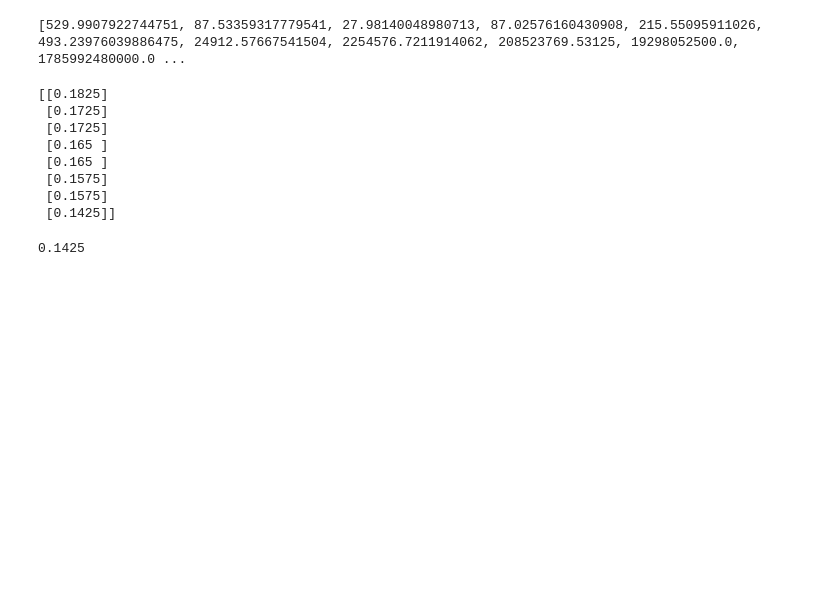
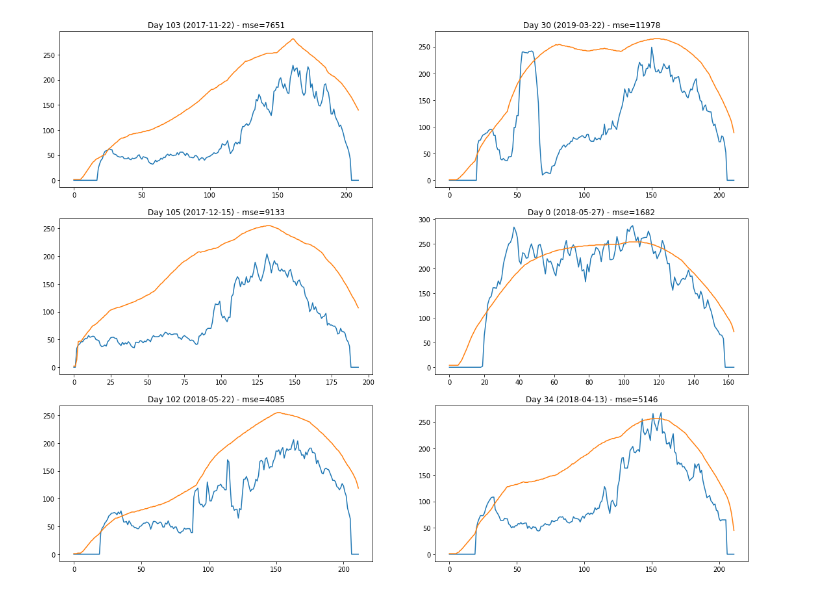
Before and after one commit to lukoucky/swimming_pool_attendance_prediction, a Jupyter notebook: cnn.ipynb, the cells around one changed output. Cells and saved outputs as stored; diff of their text form; code cells hidden in the pictures; blank space fills up the shorter version.

```diff
--- a/cnn.ipynb
+++ b/cnn.ipynb
@@ -16,0 +70,28 @@ x_train, y_train, x_test, y_test = dh.generate_feature_vectors_for_cnn(estimator
+# %%
+n_features = len(estimator.columns)
+estimator.model = Sequential()
+# estimator.model.add(Flatten(input_shape=(estimator.time_steps_back, n_features)))
+# estimator.model.add(Dense(int(estimator.time_steps_back*n_features), activation='relu'))
+# estimator.model.add(Dropout(0.2))
+# estimator.model.add(Dense(int(estimator.time_steps_back*n_features), activation='relu'))
+# estimator.model.add(Dropout(0.2))
+# estimator.model.add(Dense(int(estimator.time_steps_back*n_features), activation='relu'))
+
+# estimator.model.add(Conv1D(filters=120, kernel_size=2, activation='relu', input_shape=(time_steps_back, n_features)))
+# estimator.model.add(MaxPooling1D(pool_size=2))
+# estimator.model.add(Conv1D(filters=60, kernel_size=2, activation='relu'))
+# estimator.model.add(Dropout(0.2))
+# estimator.model.add(Flatten())
+# estimator.model.add(Dense(100, activation='relu'))
+# estimator.model.add(Dense(1))
+# estimator.model.compile(optimizer='adam', loss='mse')
+
+# estimator.model.add(LSTM(50, activation='relu', return_sequences=True, input_shape=(time_steps_back, n_features)))
+# estimator.model.add(LSTM(50, activation='relu'))
+
+estimator.model.add(LSTM(50, activation='relu', input_shape=(time_steps_back, n_features)))
+
+
+estimator.model.add(Dense(1))
+estimator.model.compile(optimizer='adam', loss='mse')
+print(estimator.model.summary())
@@ -17,5 +111,4 @@ x_train, y_train, x_test, y_test = dh.generate_feature_vectors_for_cnn(estimator
 # %%
-
-estimator.fit(x_train, y_train)
-# estimator.load_model()
+estimator.fit(x_train, y_train, 5)
+#estimator.load_model()
 # %% [output]
@@ -41,23 +127,4 @@ days = dh.get_testing_days()
-# %%
-y = dh.predict_cnn_day(days[0], estimator, estimator.columns, estimator.time_steps_back)
-y_pred = list()
-for i in y:
-    y_pred.append(i*400)
-print(y_pred)
-# %% [output]
-[529.9907922744751, 87.53359317779541, 27.98140048980713, 87.02576160430908, 215.55095911026, 493.23976039886475, 24912.57667541504, 2254576.7211914062, 208523769.53125, 19298052500.0, 1785992480000.0 ...
-# %%
-print(x_train[100])
-# %% [output]
-[[0.1825]
- [0.1725]
- [0.1725]
- [0.165 ]
- [0.165 ]
- [0.1575]
- [0.1575]
- [0.1425]]
-# %%
-print(y_train[100])
-# %% [output]
-0.1425
+# %%
+dh.show_n_days_prediction(estimator.model, columns, 6, time_steps_back, True)
+# %% [output]
+[figure, added]
```
Also changed, not shown: parts of 8 cells of this notebook.
